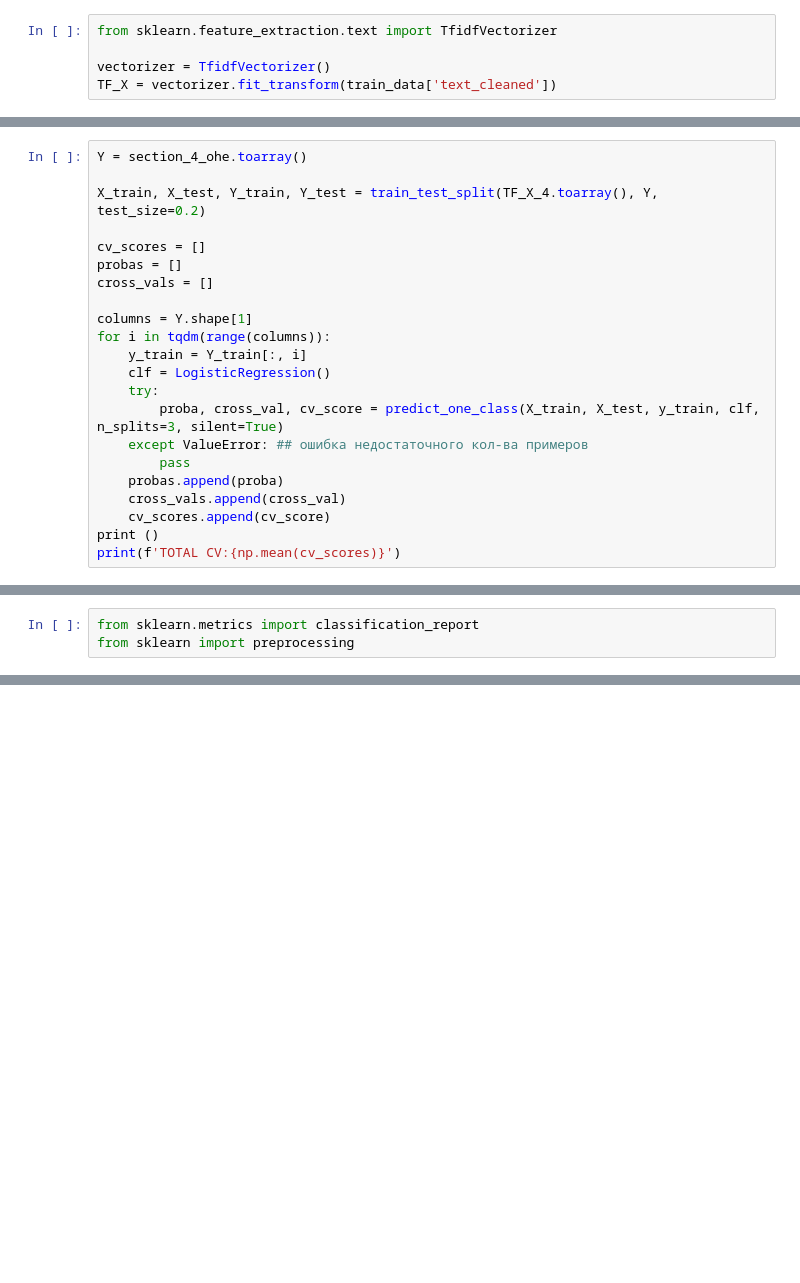
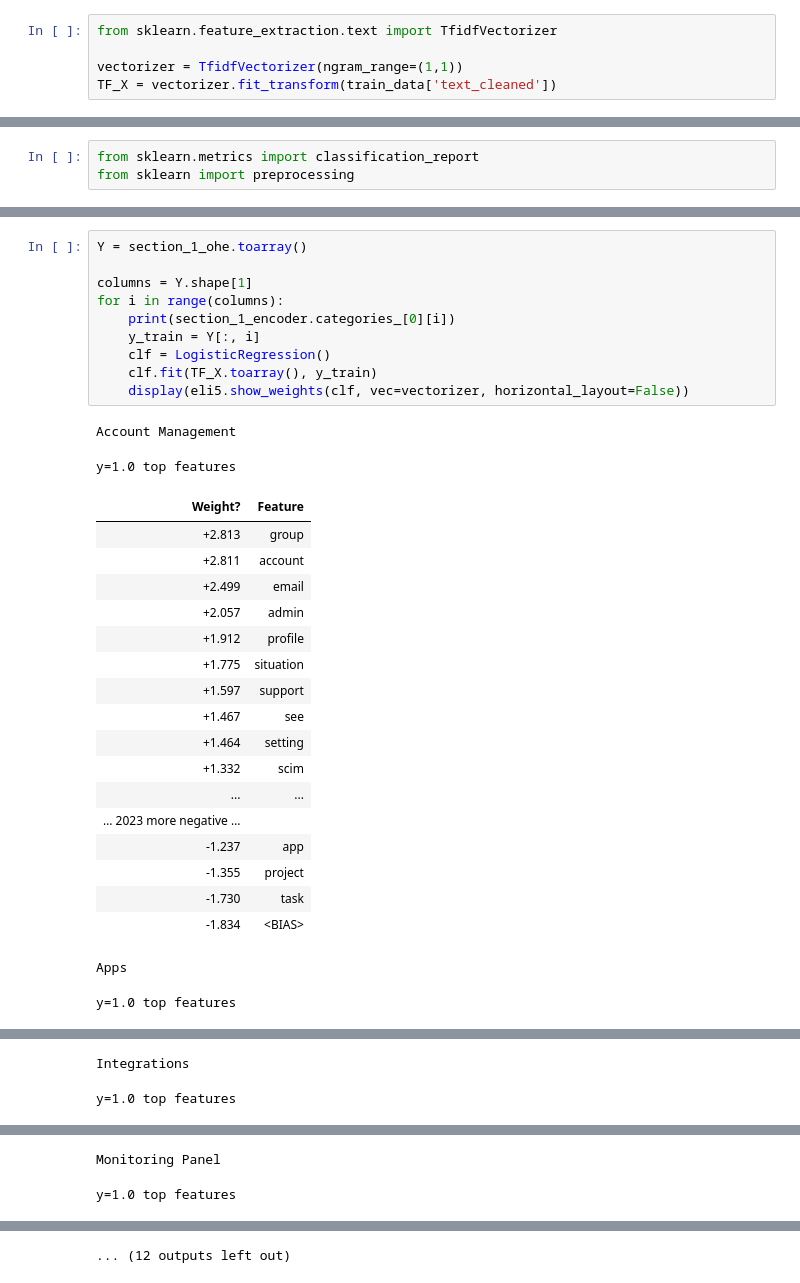
Before and after one commit to wrike-3/help_bot, a Jupyter notebook: notebooks/tf_idf_logreg.ipynb, the cells around one changed output, grey strips where cells are left out. Drawn from its saved outputs; the diff is of its cells as text; blank space fills up the shorter version.

```diff
--- a/notebooks/tf_idf_logreg.ipynb
+++ b/notebooks/tf_idf_logreg.ipynb
@@ -111,7 +110,7 @@ train_data['text_cleaned'] = train_data['text'].apply(lambda x: preprocess_text(
 # %%
 from sklearn.feature_extraction.text import TfidfVectorizer
 
-vectorizer = TfidfVectorizer()
+vectorizer = TfidfVectorizer(ngram_range=(1,1))
 TF_X = vectorizer.fit_transform(train_data['text_cleaned'])
 # %%
 section_4_data = train_data.dropna(subset=['section_4'])
@@ -288,25 +289,3 @@ print(f'TOTAL CV:{np.mean(cv_scores)}')
-# %%
-Y = section_4_ohe.toarray()
-
-X_train, X_test, Y_train, Y_test = train_test_split(TF_X_4.toarray(), Y, test_size=0.2)
-
-cv_scores = []
-probas = []
-cross_vals = []
-
-columns = Y.shape[1]
-for i in tqdm(range(columns)):
-    y_train = Y_train[:, i]
-    clf = LogisticRegression()
-    try:
-        proba, cross_val, cv_score = predict_one_class(X_train, X_test, y_train, clf, n_splits=3, silent=True)
-    except ValueError: ## ошибка недостаточного кол-ва примеров
-        pass
-    probas.append(proba)
-    cross_vals.append(cross_val)
-    cv_scores.append(cv_score)
-print ()
-print(f'TOTAL CV:{np.mean(cv_scores)}')
 # %%
 Y = section_1_ohe.toarray()
 base_lr = LogisticRegression()
@@ -463,0 +446,32 @@ accuracy_score()
+# %%
+Y = section_1_ohe.toarray()
+
+columns = Y.shape[1]
+for i in range(columns):
+    print(section_1_encoder.categories_[0][i])
+    y_train = Y[:, i]
+    clf = LogisticRegression()
+    clf.fit(TF_X.toarray(), y_train)
+    display(eli5.show_weights(clf, vec=vectorizer, horizontal_layout=False))
+# %% [output]
+Account Management
+y=1.0 top features
+| Weight? | Feature |
+| +2.813 | group |
+| +2.811 | account |
+| +2.499 | email |
+| +2.057 | admin |
+| +1.912 | profile |
+| +1.775 | situation |
+| +1.597 | support |
+| +1.467 | see |
+| +1.464 | setting |
+| +1.332 | scim |
+| ... | ... |
+| … 2023 more negative … |  |
+| -1.237 | app |
+| -1.355 | project |
+| -1.730 | task |
+| -1.834 | <BIAS> |
+Apps
+y=1.0 top features
@@ -463,0 +495,2 @@ accuracy_score()
+Integrations
+y=1.0 top features
@@ -463,0 +514,2 @@ accuracy_score()
+Monitoring Panel
+y=1.0 top features
@@ -463,0 +533 @@ accuracy_score()
+... (12 outputs left out)
```
Also changed, not shown: parts of 17 cells of this notebook, 7 other files.
